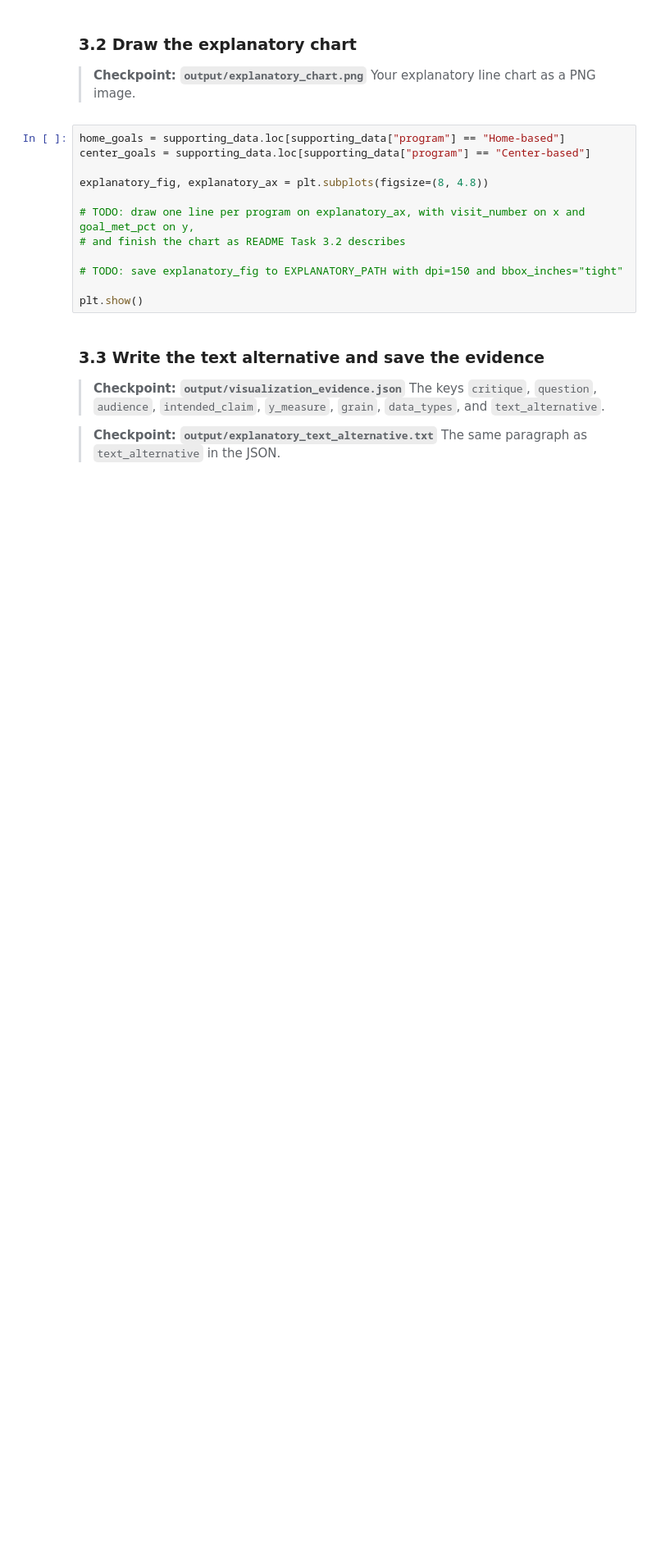
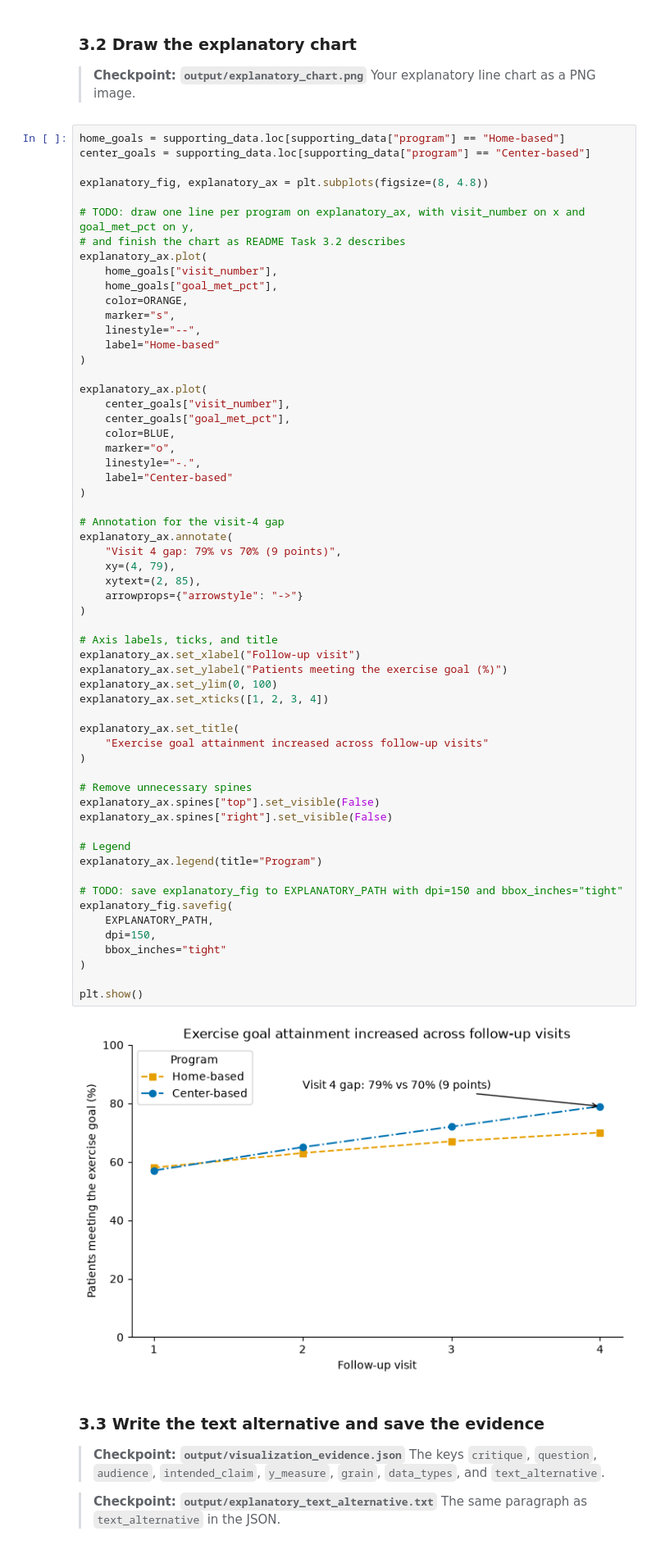
Before and after one commit to kevinzhummxvi/DS217-AS07, a Jupyter notebook: assignment.ipynb, the cells around one changed output. Shown at 82% size. Cells and saved outputs as stored; diff of their text form; blank space fills up the shorter version.

```diff
--- a/assignment.ipynb
+++ b/assignment.ipynb
@@ -310,15 +319,64 @@ FileNotFoundError: [Errno 2] No such file or directory: 'output/explanatory_supp
 # %%
 home_goals = supporting_data.loc[supporting_data["program"] == "Home-based"]
 center_goals = supporting_data.loc[supporting_data["program"] == "Center-based"]
 
 explanatory_fig, explanatory_ax = plt.subplots(figsize=(8, 4.8))
 
 # TODO: draw one line per program on explanatory_ax, with visit_number on x and goal_met_pct on y,
 # and finish the chart as README Task 3.2 describes
+explanatory_ax.plot(
+    home_goals["visit_number"],
+    home_goals["goal_met_pct"],
+    color=ORANGE,
+    marker="s",
+    linestyle="--",
+    label="Home-based"
+)
+
+explanatory_ax.plot(
+    center_goals["visit_number"],
+    center_goals["goal_met_pct"],
+    color=BLUE,
+    marker="o",
+    linestyle="-.",
+    label="Center-based"
+)
+
+# Annotation for the visit-4 gap
+explanatory_ax.annotate(
+    "Visit 4 gap: 79% vs 70% (9 points)",
+    xy=(4, 79),
+    xytext=(2, 85),
+    arrowprops={"arrowstyle": "->"}
+)
+
+# Axis labels, ticks, and title
+explanatory_ax.set_xlabel("Follow-up visit")
+explanatory_ax.set_ylabel("Patients meeting the exercise goal (%)")
+explanatory_ax.set_ylim(0, 100)
+explanatory_ax.set_xticks([1, 2, 3, 4])
+
+explanatory_ax.set_title(
+    "Exercise goal attainment increased across follow-up visits"
+)
+
+# Remove unnecessary spines
+explanatory_ax.spines["top"].set_visible(False)
+explanatory_ax.spines["right"].set_visible(False)
+
+# Legend
+explanatory_ax.legend(title="Program")
 
 # TODO: save explanatory_fig to EXPLANATORY_PATH with dpi=150 and bbox_inches="tight"
+explanatory_fig.savefig(
+    EXPLANATORY_PATH,
+    dpi=150,
+    bbox_inches="tight"
+)
 
 plt.show()
+# %% [output]
+[figure, added]
 # %% [markdown]
 ### 3.3 Write the text alternative and save the evidence
 
```
Also changed, not shown: parts of 3 cells of this notebook, 4 other files.
